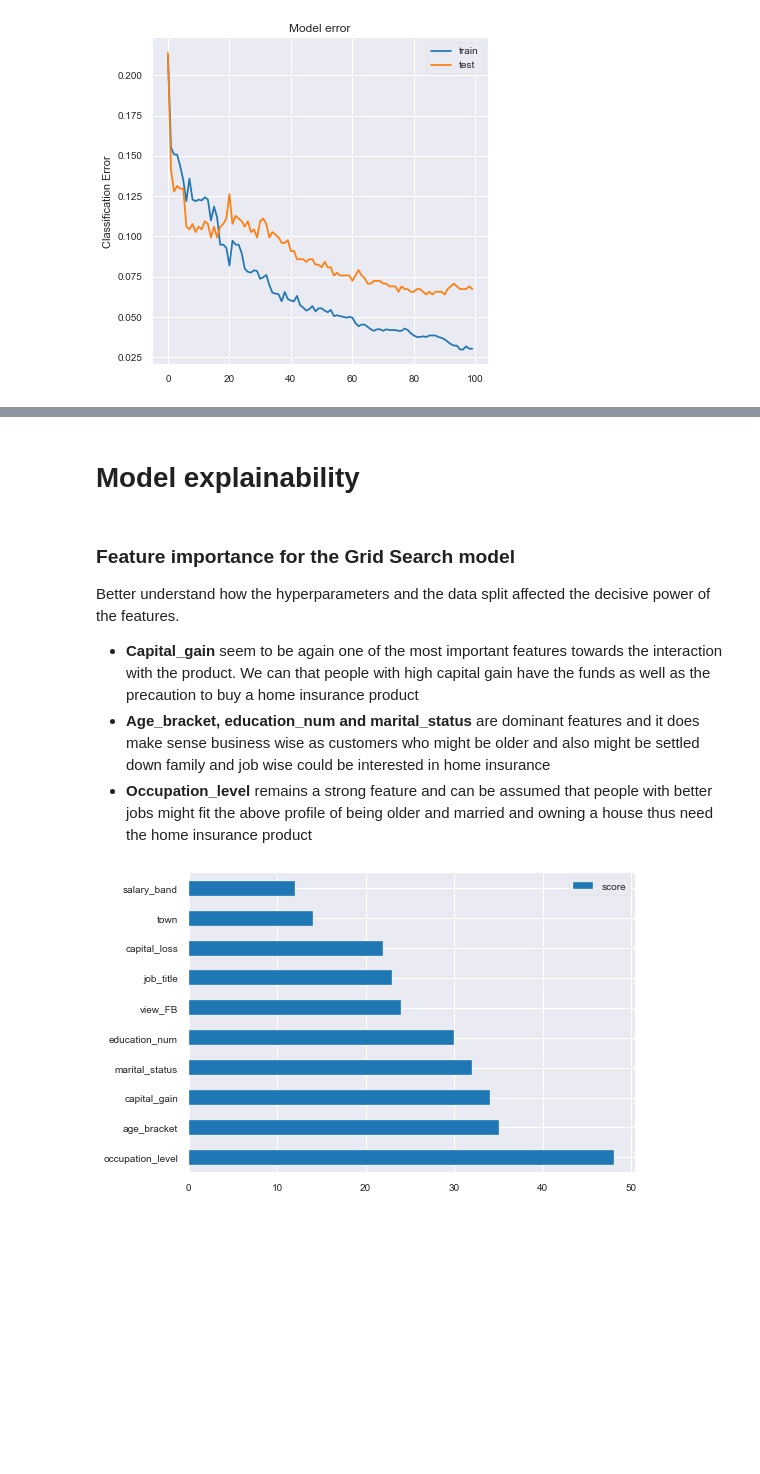
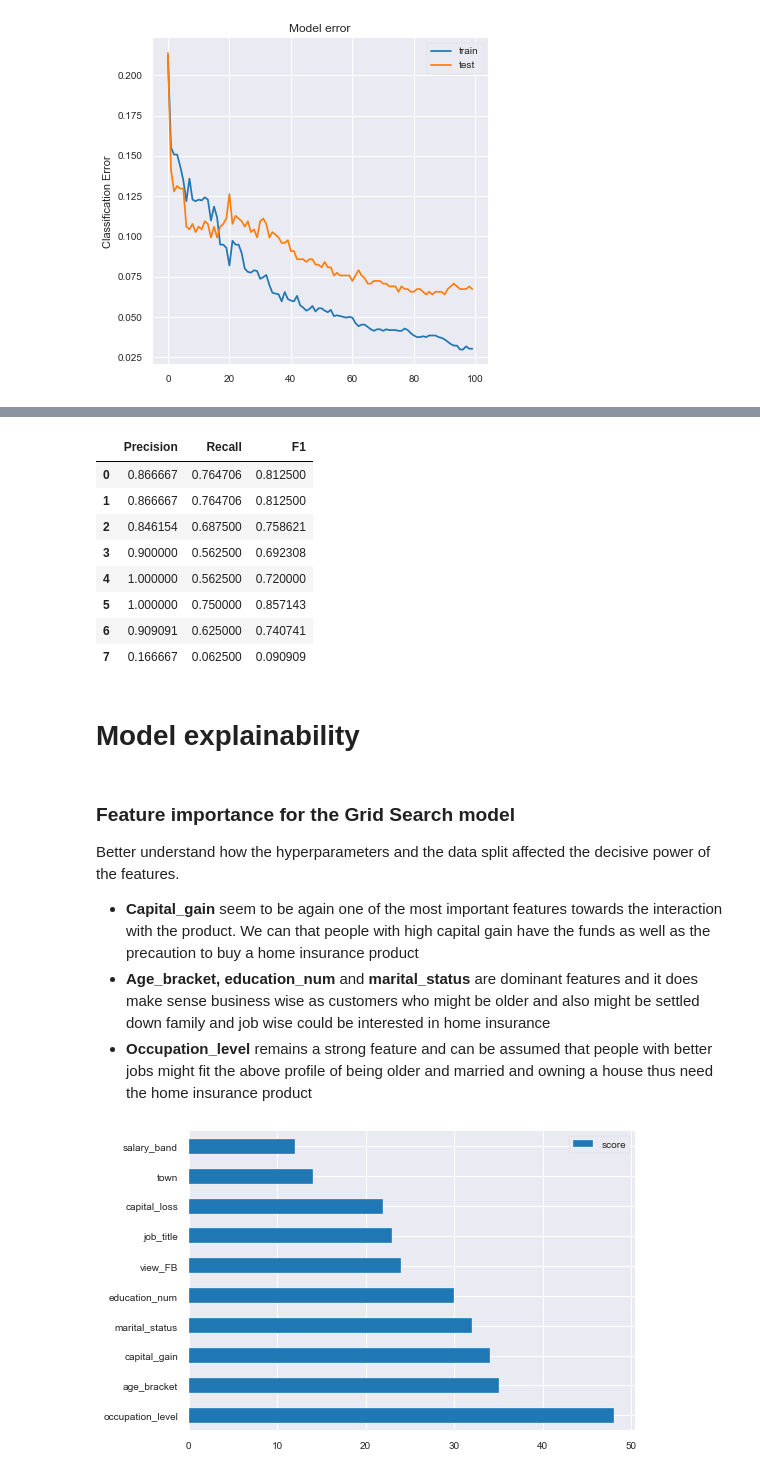
Before and after one commit to GiorgosL/python-flask-campaign-prediction-end-to-end, a Jupyter notebook: app/assignment_notebook.ipynb, the cells around one changed output, grey strips where cells are left out. Cells and saved outputs as stored; diff of their text form; code cells hidden in the pictures; blank space fills up the shorter version.

Commit message:
added kfold cv

```diff
--- a/app/assignment_notebook.ipynb
+++ b/app/assignment_notebook.ipynb
@@ -855,0 +864,11 @@ plot_loss(xgb_GS)
+# %%
+scoring = {
+    'precision': make_scorer(precision_score),
+    'recall': make_scorer(recall_score),
+    'f1': make_scorer(f1_score)}
+# %%
+def kfold_metrics(model, X, y, n_splits, scoring):
+    skf = StratifiedKFold(n_splits)
+    results = cross_validate(estimator=model, X=X, y=y, cv=skf, scoring=scoring)
+    zipped = list(zip(results['test_precision'].tolist(), results['test_recall'].tolist(),results['test_f1'].tolist()))
+    return pd.DataFrame(zipped, columns=['Precision','Recall','F1'])
@@ -856,3 +881,15 @@ plot_loss(xgb_GS)
+# %%
+kfold_metrics(xgb_GS,X,y,8,scoring)
+# %% [output]
+|  | Precision | Recall | F1 |
+| 0 | 0.866667 | 0.764706 | 0.812500 |
+| 1 | 0.866667 | 0.764706 | 0.812500 |
+| 2 | 0.846154 | 0.687500 | 0.758621 |
+| 3 | 0.900000 | 0.562500 | 0.692308 |
+| 4 | 1.000000 | 0.562500 | 0.720000 |
+| 5 | 1.000000 | 0.750000 | 0.857143 |
+| 6 | 0.909091 | 0.625000 | 0.740741 |
+| 7 | 0.166667 | 0.062500 | 0.090909 |
 # %% [markdown]
 # Model explainability
 # %% [markdown]
@@ -860,7 +897,7 @@ plot_loss(xgb_GS)
 Better understand how the hyperparameters and the data split affected the decisive power of the features.
 
 - **Capital_gain** seem to be again one of the most important features towards the interaction with the product. We can that people with high capital gain have the funds as well as the precaution to buy a home insurance product
-- **Age_bracket, education_num and marital_status** are dominant features and it does make sense business wise as customers who might be older and also might be settled down family and job wise could be interested in home insurance
+- **Age_bracket, education_num** and **marital_status** are dominant features and it does make sense business wise as customers who might be older and also might be settled down family and job wise could be interested in home insurance
 - **Occupation_level** remains a strong feature and can be assumed that people with better jobs might fit the above profile of being older and married and owning a house thus need the home insurance product
 # %%
 def plot_importances(model,n_largest):
```
Also changed, not shown: parts of 9 cells of this notebook, 4 other files.
